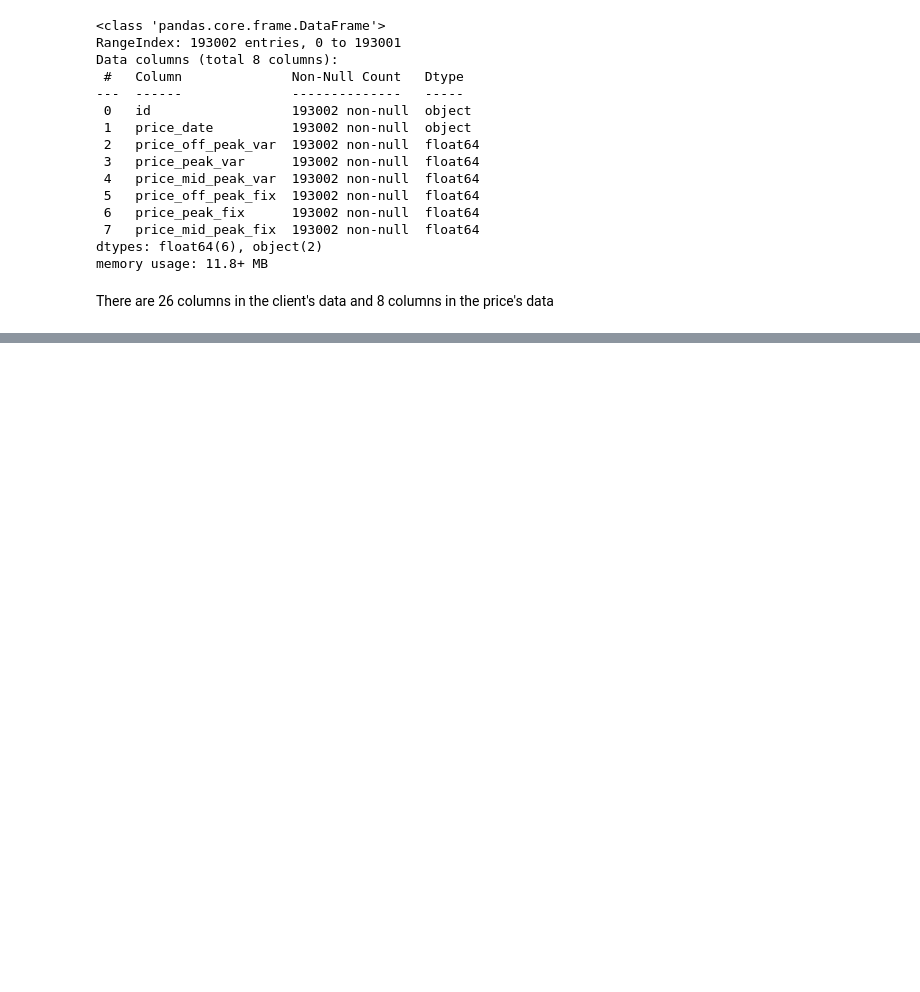
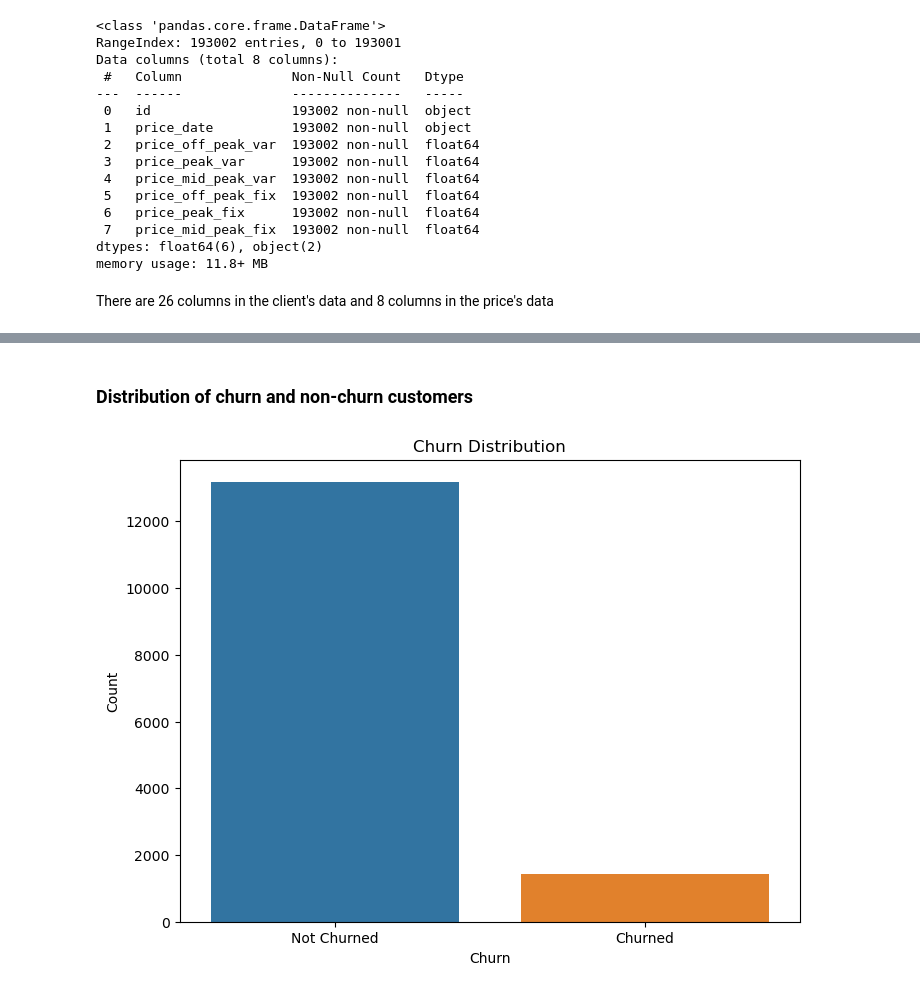
Before and after one commit to LaraOnipede/BCG_DataScience_AdvancedAnalytics_Virtual_Internship, a Jupyter notebook: EDA.ipynb, the cells around one changed output, grey strips where cells are left out. Cells and saved outputs as stored; diff of their text form; code cells hidden in the pictures; blank space fills up the shorter version.

Commit message:
exploring clients data visually

```diff
--- a/EDA.ipynb
+++ b/EDA.ipynb
@@ -77,0 +127,16 @@ There are 26 columns in the client's data and 8 columns in the price's data
+# %% [markdown]
+### Distribution of churn and non-churn customers
+# %%
+import seaborn as sns
+import matplotlib.pyplot as plt
+
+# Create a bar plot for churn distribution
+plt.figure(figsize=(8, 6))
+sns.countplot(data=client_data, x='churn')
+plt.title('Churn Distribution')
+plt.xlabel('Churn')
+plt.ylabel('Count')
+plt.xticks([0, 1], ['Not Churned', 'Churned'])
+plt.show()
+# %% [output]
+[figure, added]
```
Also changed, not shown: parts of 6 cells of this notebook.
